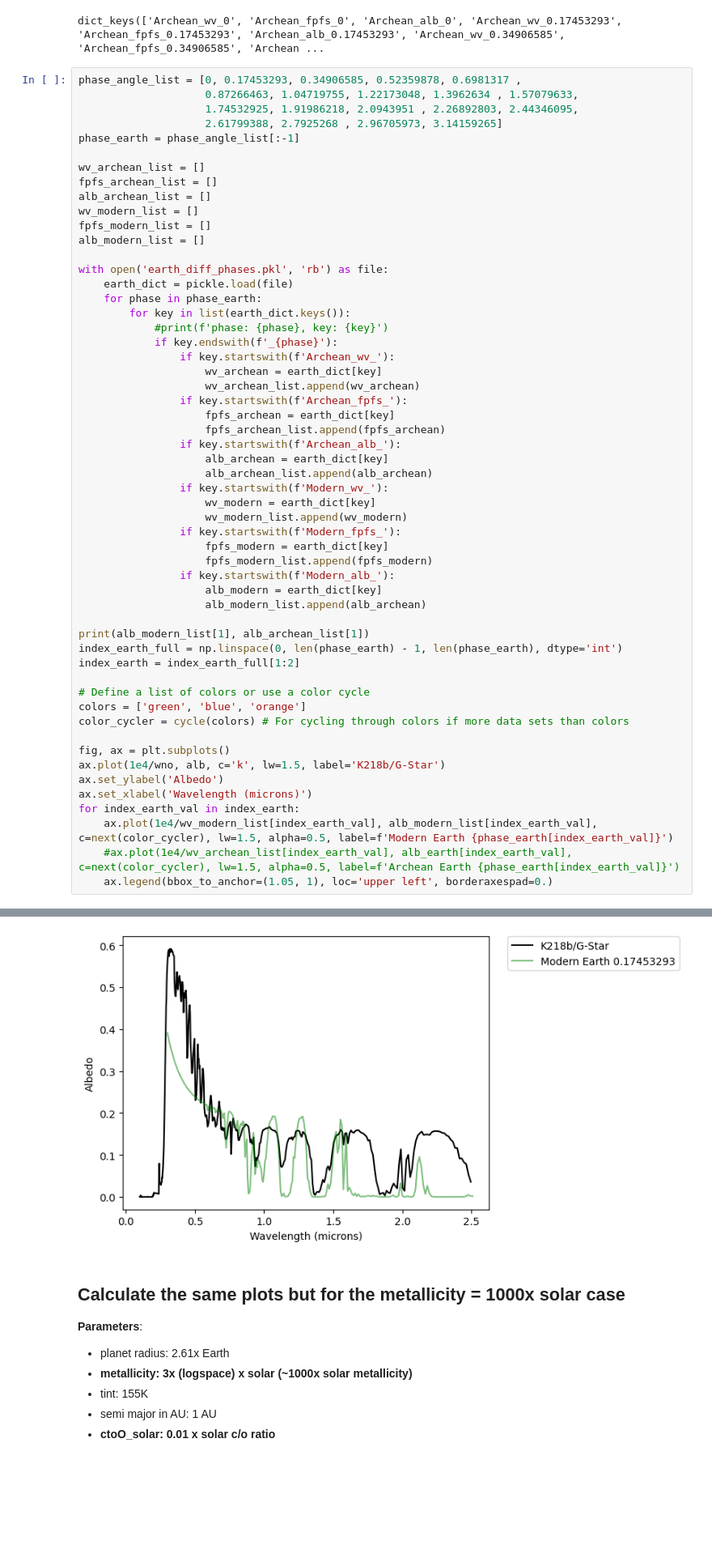
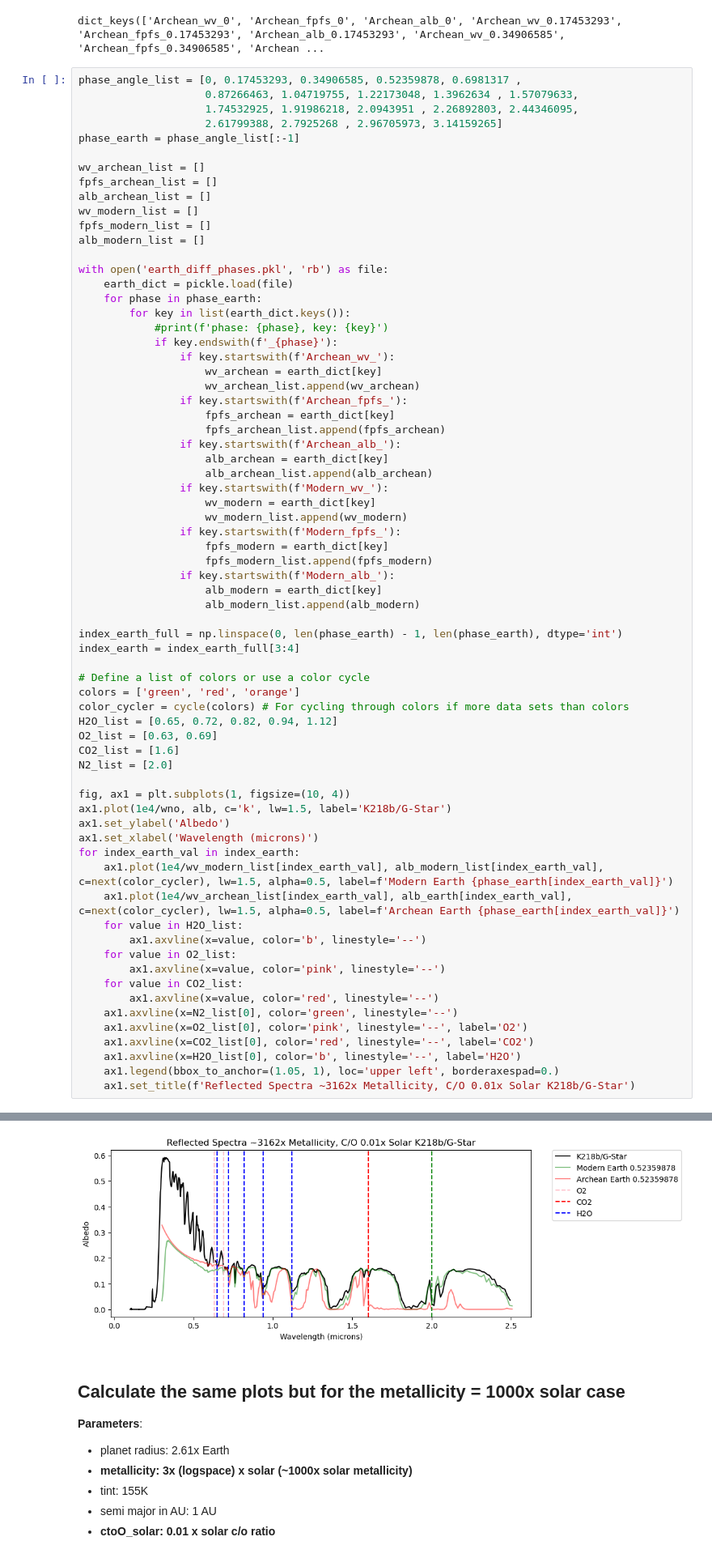
Before and after one commit to Nicholaswogan/MiniNeptuneGrid26_PostBac, a Jupyter notebook: O2RichModernEarthCompW7.ipynb, the cells around one changed output, grey strips where cells are left out. Shown at 81% size. Cells and saved outputs as stored; diff of their text form; blank space fills up the shorter version.

Commit message:
Updated Jupyter Notebook to create Earth reflected light spectrums for Archean and Modern earth with updated opacities. Then applied to two example cases of mini-Neptunes.

```diff
--- a/O2RichModernEarthCompW7.ipynb
+++ b/O2RichModernEarthCompW7.ipynb
@@ -729,22 +729,36 @@ with open('earth_diff_phases.pkl', 'rb') as file:
                     fpfs_modern_list.append(fpfs_modern)
                 if key.startswith(f'Modern_alb_'):
                     alb_modern = earth_dict[key]
-                    alb_modern_list.append(alb_archean)
+                    alb_modern_list.append(alb_modern)
 
-print(alb_modern_list[1], alb_archean_list[1])
 index_earth_full = np.linspace(0, len(phase_earth) - 1, len(phase_earth), dtype='int')
-index_earth = index_earth_full[1:2]
+index_earth = index_earth_full[3:4]
 
 # Define a list of colors or use a color cycle
-colors = ['green', 'blue', 'orange']
+colors = ['green', 'red', 'orange']
 color_cycler = cycle(colors) # For cycling through colors if more data sets than colors
+H2O_list = [0.65, 0.72, 0.82, 0.94, 1.12]
+O2_list = [0.63, 0.69]
+CO2_list = [1.6]
+N2_list = [2.0]
 
-fig, ax = plt.subplots()
-ax.plot(1e4/wno, alb, c='k', lw=1.5, label='K218b/G-Star')
-ax.set_ylabel('Albedo')
-ax.set_xlabel('Wavelength (microns)')
+fig, ax1 = plt.subplots(1, figsize=(10, 4))
+ax1.plot(1e4/wno, alb, c='k', lw=1.5, label='K218b/G-Star')
+ax1.set_ylabel('Albedo')
+ax1.set_xlabel('Wavelength (microns)')
 for index_earth_val in index_earth:
-    ax.plot(1e4/wv_modern_list[index_earth_val], alb_modern_list[index_earth_val], c=next(color_cycler), lw=1.5, alpha=0.5, label=f'Modern Earth {phase_earth[index_earth_val]}')
-    #ax.plot(1e4/wv_archean_list[index_earth_val], alb_earth[index_earth_val], c=next(color_cycler), lw=1.5, alpha=0.5, label=f'Archean Earth {phase_earth[index_earth_val]}')
-    ax.legend(bbox_to_anchor=(1.05, 1), loc='upper left', borderaxespad=0.)
+    ax1.plot(1e4/wv_modern_list[index_earth_val], alb_modern_list[index_earth_val], c=next(color_cycler), lw=1.5, alpha=0.5, label=f'Modern Earth {phase_earth[index_earth_val]}')
+    ax1.plot(1e4/wv_archean_list[index_earth_val], alb_earth[index_earth_val], c=next(color_cycler), lw=1.5, alpha=0.5, label=f'Archean Earth {phase_earth[index_earth_val]}')
+    for value in H2O_list:
+        ax1.axvline(x=value, color='b', linestyle='--')
+    for value in O2_list:
+        ax1.axvline(x=value, color='pink', linestyle='--')
+    for value in CO2_list:
+        ax1.axvline(x=value, color='red', linestyle='--')
+    ax1.axvline(x=N2_list[0], color='green', linestyle='--')
+    ax1.axvline(x=O2_list[0], color='pink', linestyle='--', label='O2')
+    ax1.axvline(x=CO2_list[0], color='red', linestyle='--', label='CO2')
+    ax1.axvline(x=H2O_list[0], color='b', linestyle='--', label='H2O')
+    ax1.legend(bbox_to_anchor=(1.05, 1), loc='upper left', borderaxespad=0.)
+    ax1.set_title(f'Reflected Spectra ~3162x Metallicity, C/O 0.01x Solar K218b/G-Star')
 # %% [output]
@@ -768,4 +765,4 @@ for index_earth_val in index_earth:
-[figure, old version]
+[figure, new version]
 # %% [markdown]
 ## Calculate the same plots but for the metallicity = 1000x solar case
 **Parameters**:
```
Also changed, not shown: parts of 5 cells of this notebook, 1 other file.
